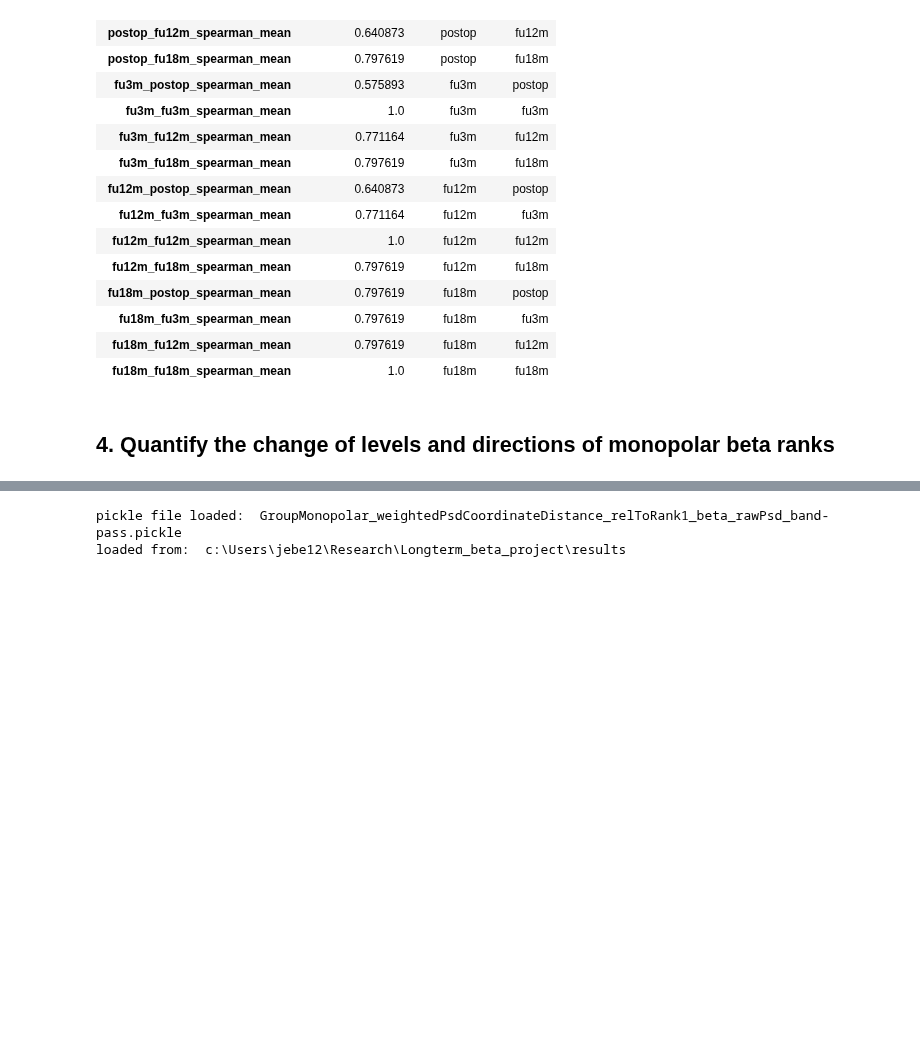
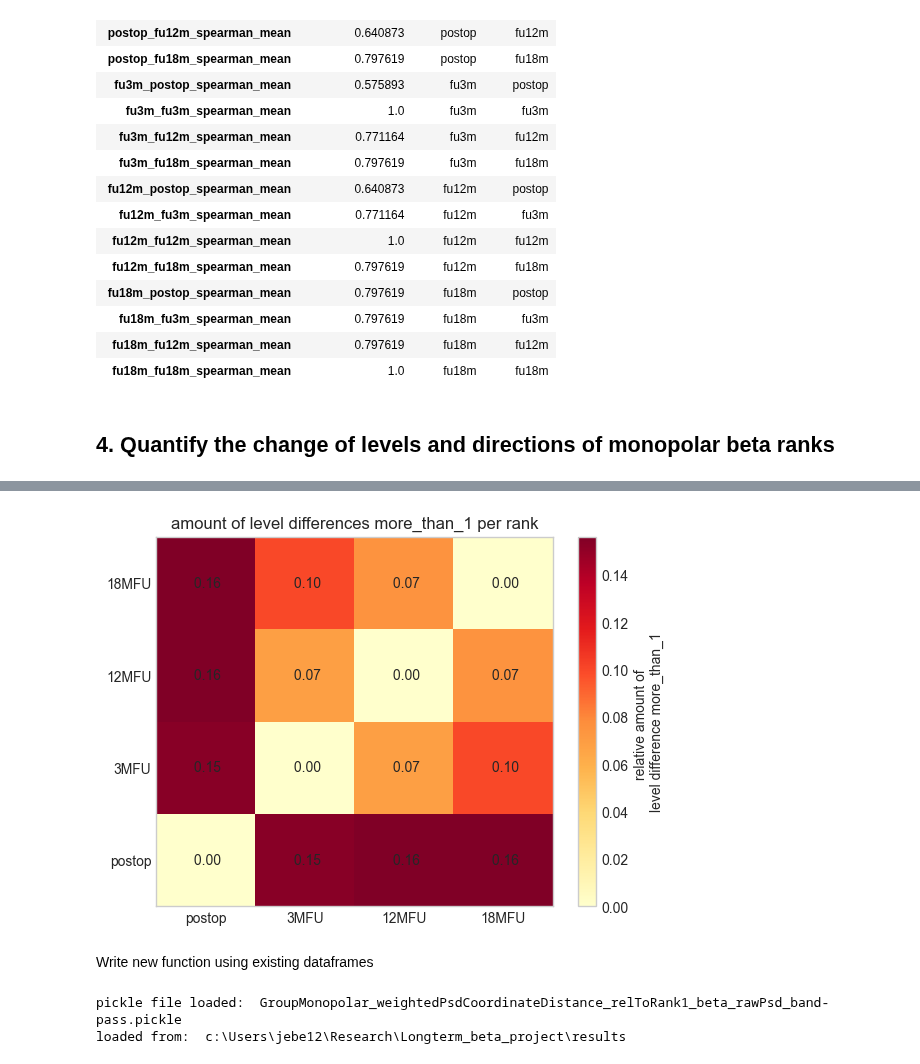
Before and after one commit to JKBehnke/BetaSenSightLongterm, a Jupyter notebook: notebooks/bssu_spatial_distribution.ipynb, the cells around one changed output, grey strips where cells are left out. Cells and saved outputs as stored; diff of their text form; code cells hidden in the pictures; blank space fills up the shorter version.

```diff
--- a/notebooks/bssu_spatial_distribution.ipynb
+++ b/notebooks/bssu_spatial_distribution.ipynb
@@ -767,0 +770,6 @@ fig.write_image(filename, format="png")
+# %%
+level_difference_df = groupMonopol.mono_rank_level_differences(
+    freq_band="beta",
+    normalization="rawPsd",
+    filter_signal="band-pass"
+)
@@ -768,3 +928,53 @@ fig.write_image(filename, format="png")
+# %%
+# plot heatmap
+difference = "more_than_1"
+
+# transform difference values to floats and 4x4 matrices
+if difference == "1_or_less":
+    difference_to_plot = session_comparison_level_difference_df.rel_amount_difference_1_or_less.values.astype(float)
+    # reshape the mean of spearman r values into 4x4 matrix
+    difference_to_plot = difference_to_plot.reshape(4,4)
+
+elif difference == "more_than_1":
+    difference_to_plot = session_comparison_level_difference_df.rel_amount_difference_more_than_1.values.astype(float)
+    # reshape the medians of spearman r values into 4x4 matrix
+    difference_to_plot = difference_to_plot.reshape(4,4)
+
+
+fig, ax = plt.subplots()
+
+heatmap = ax.pcolor(difference_to_plot, cmap=plt.cm.YlOrRd)
+# other color options: GnBu, YlOrRd, YlGn, Greys, Blues, PuBuGn, YlGnBu
+
+# Set the x and y ticks to show the indices of the matrix
+ax.set_xticks(np.arange(difference_to_plot.shape[1])+0.5, minor=False)
+ax.set_yticks(np.arange(difference_to_plot.shape[0])+0.5, minor=False)
+
+# Set the tick labels to show the values of the matrix
+ax.set_xticklabels(["postop", "3MFU", "12MFU", "18MFU"], minor=False)
+ax.set_yticklabels(["postop", "3MFU", "12MFU", "18MFU"], minor=False)
+
+# Rotate the x-axis tick labels to be vertical
+# plt.xticks(rotation=90)
+
+# Add a colorbar to the right of the heatmap
+cbar = plt.colorbar(heatmap)
+cbar.set_label(f"relative amount of \nlevel difference {difference}")
+
+# Add the cell values to the heatmap
+for i in range(difference_to_plot.shape[0]):
+    for j in range(difference_to_plot.shape[1]):
+        plt.text(j + 0.5, i + 0.5, str("{: .2f}".format(difference_to_plot[i, j])), ha='center', va='center') # only show 2 numbers after the comma of a float
+
+# Add a title
+plt.title(f"amount of level differences {difference} per rank")
+
+# Show the plot
+plt.show()
+# %% [output]
+[figure, added]
+# %% [markdown]
+Write new function using existing dataframes
 # %%
 # load the monolopar beta psd for for each electrode at different timepoints
 data_weightedByCoordinates = loadResults.load_GroupMonoRef_weightedPsdCoordinateDistance_pickle(
```
Also changed, not shown: parts of 15 cells of this notebook, 1 other file.
